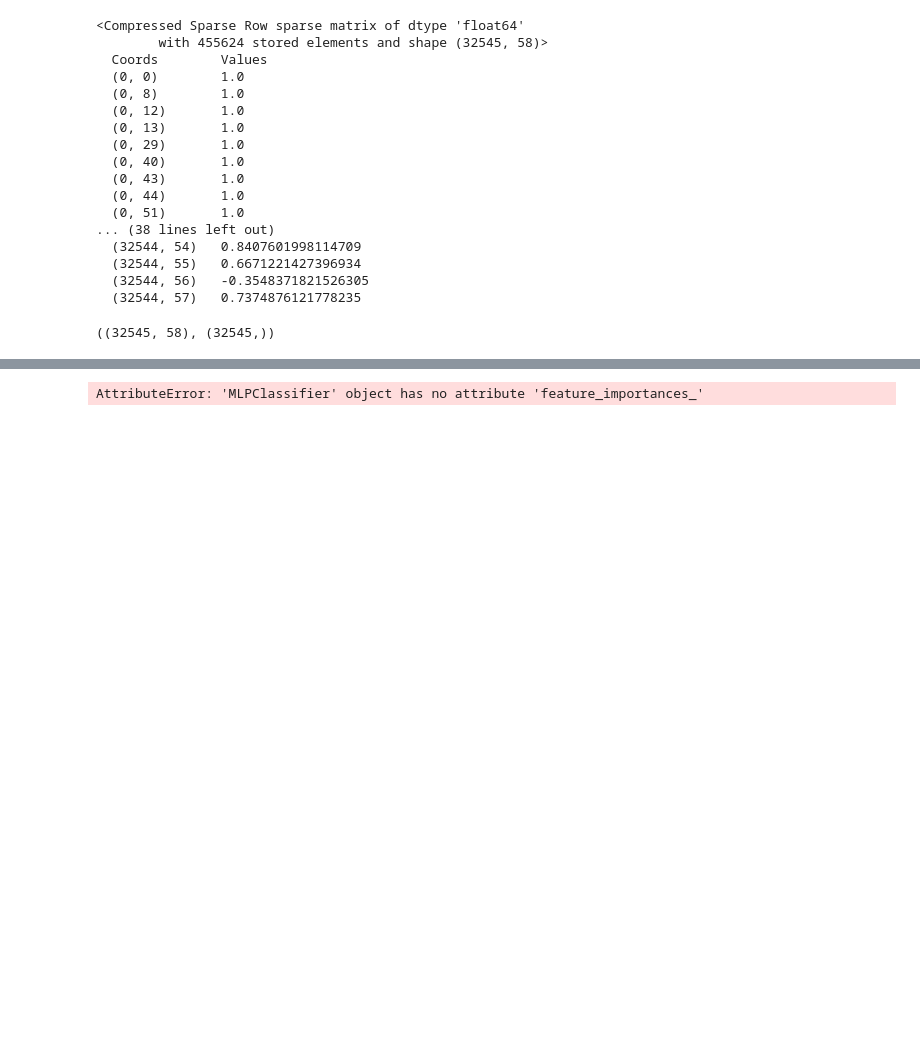
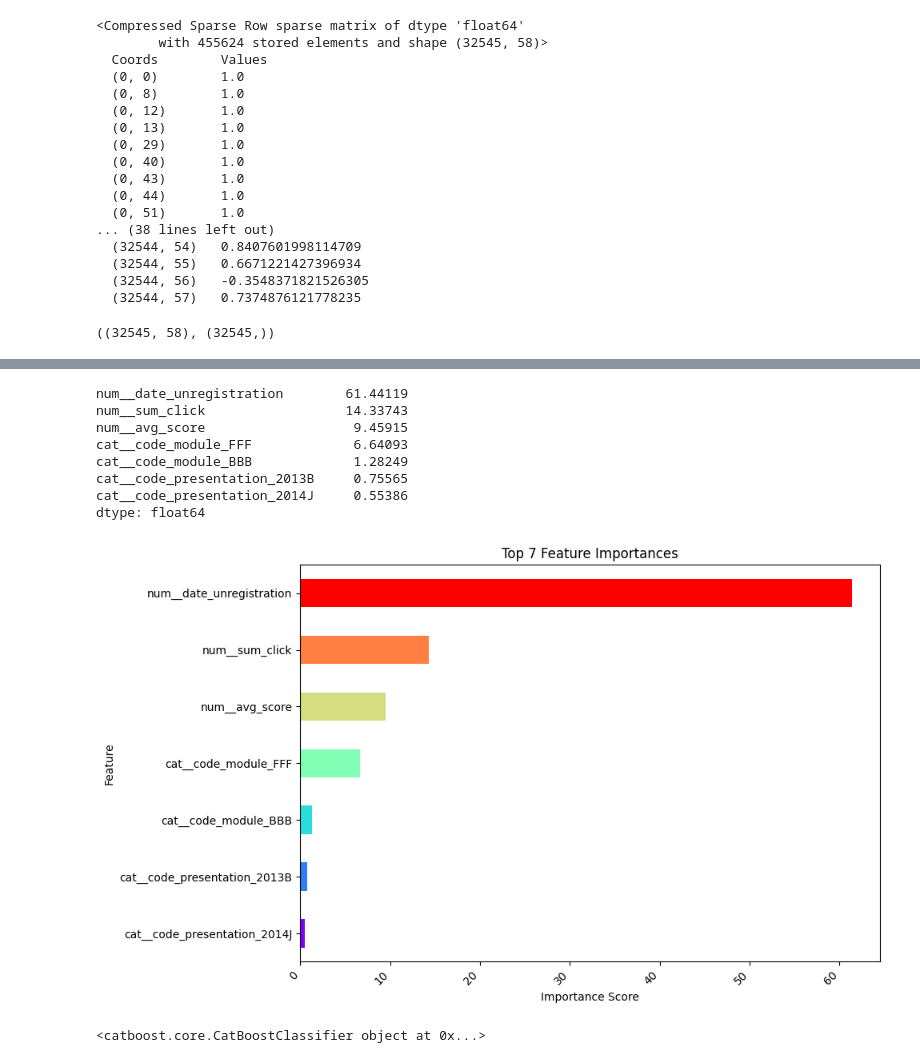
Before and after one commit to SKNETWORKS-FAMILY-AICAMP/SKN13-2nd-3TEAM, a Jupyter notebook: notebooks/model_tuning_test.ipynb, the cells around one changed output, grey strips where cells are left out. Drawn from its saved outputs; the diff is of its cells as text; code cells hidden in the pictures; blank space fills up the shorter version.

Commit message:
[feat]지형우:model_tuning_test(SVM쪽 수정, 하단에 중요도 시각화 함수 추가)

```diff
--- a/notebooks/model_tuning_test.ipynb
+++ b/notebooks/model_tuning_test.ipynb
@@ -267,7 +214,7 @@ base_models = {
     "Decision Tree": DecisionTreeClassifier(random_state=42),
     "Random Forest": RandomForestClassifier(random_state=42),
     "KNN": KNeighborsClassifier(),
-    "SVM": SVC(random_state=42),
+    "SVM": SVC(random_state=42, probability=True),
     "XGBoost": XGBClassifier(random_state=42),
     "Logistic Regression": LogisticRegression(max_iter=5000, random_state=42),
     "SGDClassifier": SGDClassifier(random_state=42),
@@ -448,37 +395,51 @@ import matplotlib.pyplot as plt
 # 전처리기 정의 (예시, 실제 코드에 맞게 조정)
 preprocessor = ColumnTransformer(
     transformers=[
         ('cat', OneHotEncoder(handle_unknown='ignore'), [0, 1, 3, 4, 5, 6, 7, 8, 10]),
         ('num', 'passthrough', [9, 11, 12, 13, 14])
     ]
 )
 
 # 원본 DataFrame의 열 이름
 original_columns = na_values_df.columns.tolist()  # df는 new_merged_df 만들기 전 원본
 
 # 전처리기를 원본에 fit
 preprocessor.fit(na_values_df)
 
 # 변환된 feature 이름 추출
 feature_names = preprocessor.get_feature_names_out(original_columns)
 
 # CatBoost 모델
-model = best_models["MLPClassifier"]
+model = best_models["CatBoost"]
 
 
 # 위에서 구한 feature_names와 매칭
 importance_series = pd.Series(model.feature_importances_, index=feature_names).sort_values(ascending=False)
 top_features = importance_series.head(7)
 importance_series.round(5)
+print(importance_series.round(5).head(7))
 
-# 시각화
+#시각화
 plt.figure(figsize=(10, 6))
-top_features.plot(kind='bar')
-plt.title("CatBoost - Top 20 Feature Importances")
-plt.ylabel("Importance Score")
-plt.xlabel("Feature")
+colors = plt.cm.rainbow(np.linspace(0, 1, len(top_features)))
+top_features[::-1].plot(kind='barh', color=colors)  # 중요도 높은 항목이 위로 오도록 뒤집기
+plt.title("Top 7 Feature Importances")
+plt.xlabel("Importance Score")
+plt.ylabel("Feature")
 plt.xticks(rotation=45, ha='right')
 plt.tight_layout()
 plt.show()
 # %% [output]
-AttributeError: 'MLPClassifier' object has no attribute 'feature_importances_'
+num__date_unregistration        61.44119
+num__sum_click                  14.33743
+num__avg_score                   9.45915
+cat__code_module_FFF             6.64093
+cat__code_module_BBB             1.28249
+cat__code_presentation_2013B     0.75565
+cat__code_presentation_2014J     0.55386
+dtype: float64
+[figure, added]
+# %%
+print(model)
+# %% [output]
+<catboost.core.CatBoostClassifier object at 0x...>
```
Also changed, not shown: parts of 4 cells of this notebook, 4 other files.
